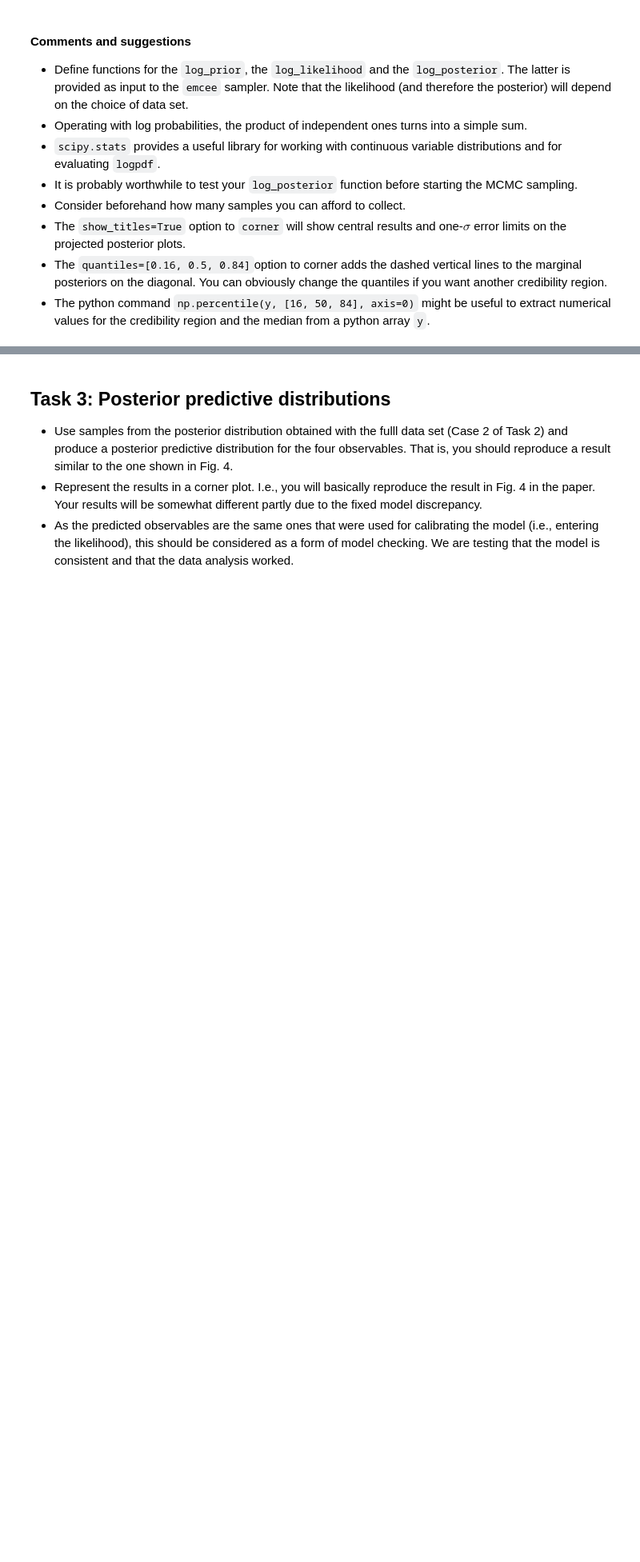
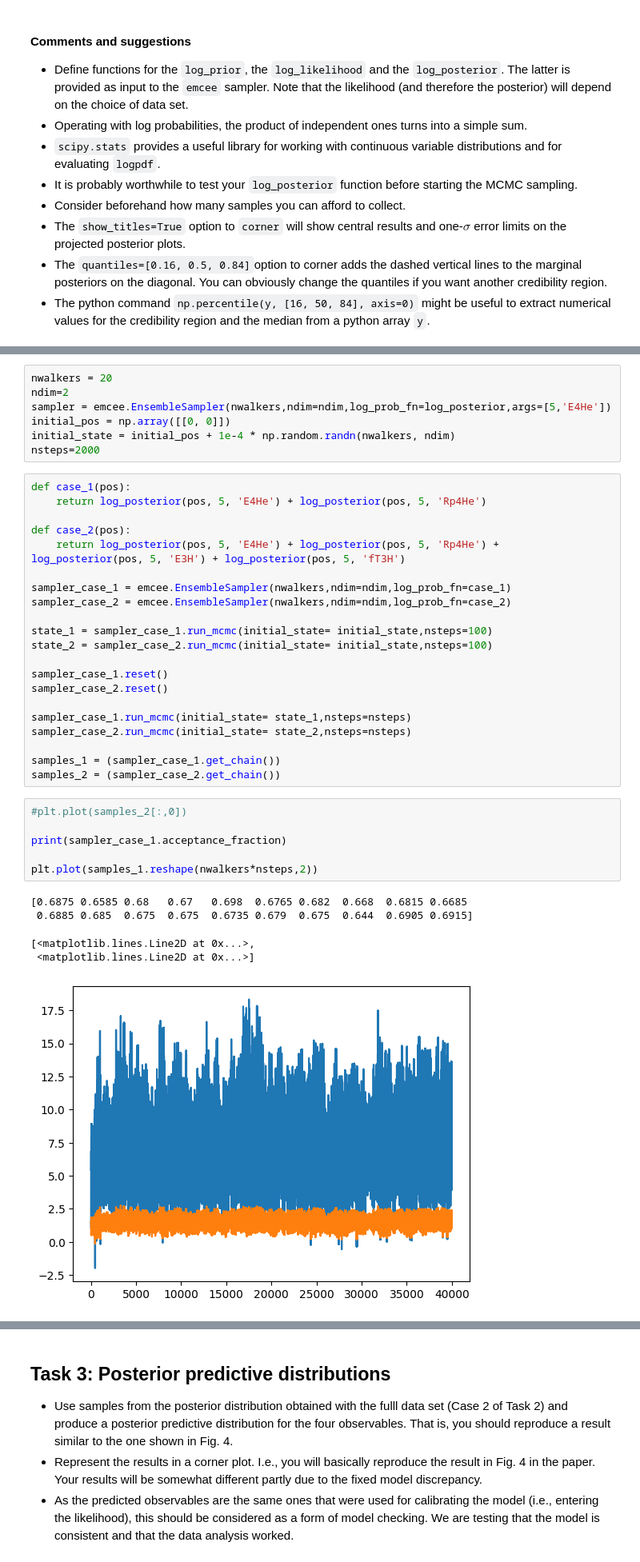
Before and after one commit to stinaper/tif285, a Jupyter notebook: doc/pub/Projects/Project1/TIF285_Project1.ipynb, the cells around one changed output, grey strips where cells are left out. Shown: that part at 80% size. Saved outputs shown, nothing was run; the diff lists cells and outputs as text; blank space fills up the shorter version.

```diff
--- a/doc/pub/Projects/Project1/TIF285_Project1.ipynb
+++ b/doc/pub/Projects/Project1/TIF285_Project1.ipynb
@@ -322,0 +372,40 @@ E4He_eval is of shape: (2, 2)
+# %%
+nwalkers = 20
+ndim=2
+sampler = emcee.EnsembleSampler(nwalkers,ndim=ndim,log_prob_fn=log_posterior,args=[5,'E4He'])
+initial_pos = np.array([[0, 0]])
+initial_state = initial_pos + 1e-4 * np.random.randn(nwalkers, ndim)
+nsteps=2000
+# %%
+def case_1(pos):
+    return log_posterior(pos, 5, 'E4He') + log_posterior(pos, 5, 'Rp4He')
+
+def case_2(pos):
+    return log_posterior(pos, 5, 'E4He') + log_posterior(pos, 5, 'Rp4He') + log_posterior(pos, 5, 'E3H') + log_posterior(pos, 5, 'fT3H')
+
+sampler_case_1 = emcee.EnsembleSampler(nwalkers,ndim=ndim,log_prob_fn=case_1)
+sampler_case_2 = emcee.EnsembleSampler(nwalkers,ndim=ndim,log_prob_fn=case_2)
+
+state_1 = sampler_case_1.run_mcmc(initial_state= initial_state,nsteps=100)
+state_2 = sampler_case_2.run_mcmc(initial_state= initial_state,nsteps=100)
+
+sampler_case_1.reset()
+sampler_case_2.reset()
+
+sampler_case_1.run_mcmc(initial_state= state_1,nsteps=nsteps)
+sampler_case_2.run_mcmc(initial_state= state_2,nsteps=nsteps)
+
+samples_1 = (sampler_case_1.get_chain())
+samples_2 = (sampler_case_2.get_chain())
+# %%
+#plt.plot(samples_2[:,0])
+
+print(sampler_case_1.acceptance_fraction)
+
+plt.plot(samples_1.reshape(nwalkers*nsteps,2))
+# %% [output]
+[0.6875 0.6585 0.68   0.67   0.698  0.6765 0.682  0.668  0.6815 0.6685
+ 0.6885 0.685  0.675  0.675  0.6735 0.679  0.675  0.644  0.6905 0.6915]
+[<matplotlib.lines.Line2D at 0x...>,
+ <matplotlib.lines.Line2D at 0x...>]
+[figure, added]
```
Also changed, not shown: parts of 13 cells of this notebook.
